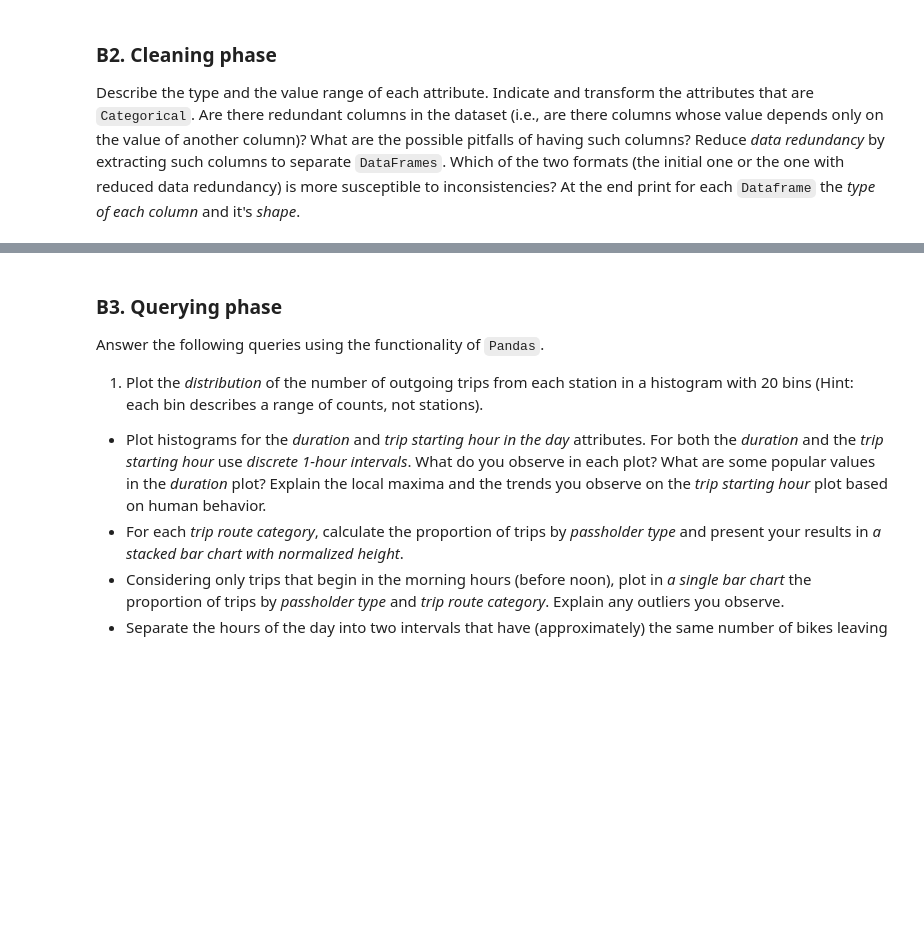
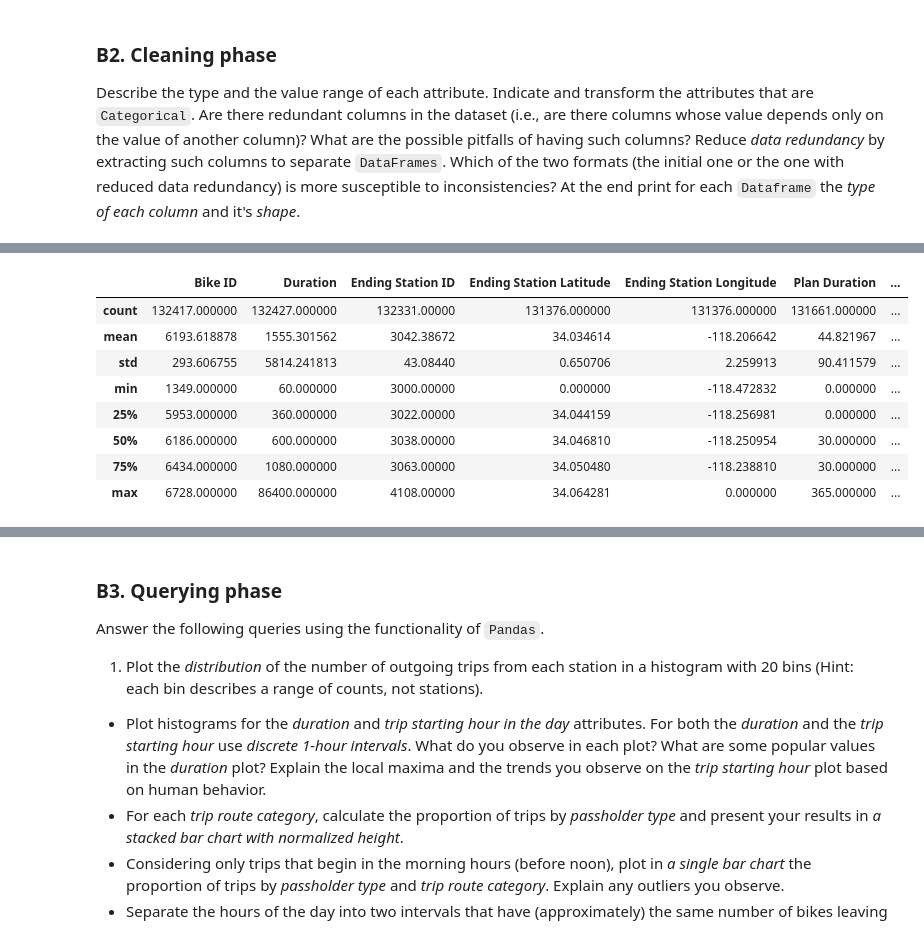
Before and after one commit to Apiquet/ADA_EPFL, a Jupyter notebook: ADA2018-Homework-master/01 - Pandas and Data Wrangling/Exercise 1.ipynb, the cells around one changed output, grey strips where cells are left out. Cells and saved outputs as stored; diff of their text form; code cells hidden in the pictures; blank space fills up the shorter version.

```diff
--- a/ADA2018-Homework-master/01 - Pandas and Data Wrangling/Exercise 1.ipynb
+++ b/ADA2018-Homework-master/01 - Pandas and Data Wrangling/Exercise 1.ipynb
@@ -83,0 +106,13 @@ __\* Briefly explain your approach here \*__
+# %%
+#describing attributes
+df.describe()
+# %% [output]
+|  | Bike ID | Duration | Ending Station ID | Ending Station Latitude | Ending Station Longitude | Plan Duration | ... |
+| count | 132417.000000 | 132427.000000 | 132331.00000 | 131376.000000 | 131376.000000 | 131661.000000 | ... |
+| mean | 6193.618878 | 1555.301562 | 3042.38672 | 34.034614 | -118.206642 | 44.821967 | ... |
+| std | 293.606755 | 5814.241813 | 43.08440 | 0.650706 | 2.259913 | 90.411579 | ... |
+| min | 1349.000000 | 60.000000 | 3000.00000 | 0.000000 | -118.472832 | 0.000000 | ... |
+| 25% | 5953.000000 | 360.000000 | 3022.00000 | 34.044159 | -118.256981 | 0.000000 | ... |
+| 50% | 6186.000000 | 600.000000 | 3038.00000 | 34.046810 | -118.250954 | 30.000000 | ... |
+| 75% | 6434.000000 | 1080.000000 | 3063.00000 | 34.050480 | -118.238810 | 30.000000 | ... |
+| max | 6728.000000 | 86400.000000 | 4108.00000 | 34.064281 | 0.000000 | 365.000000 | ... |
```
Also changed, not shown: parts of 19 cells of this notebook.
